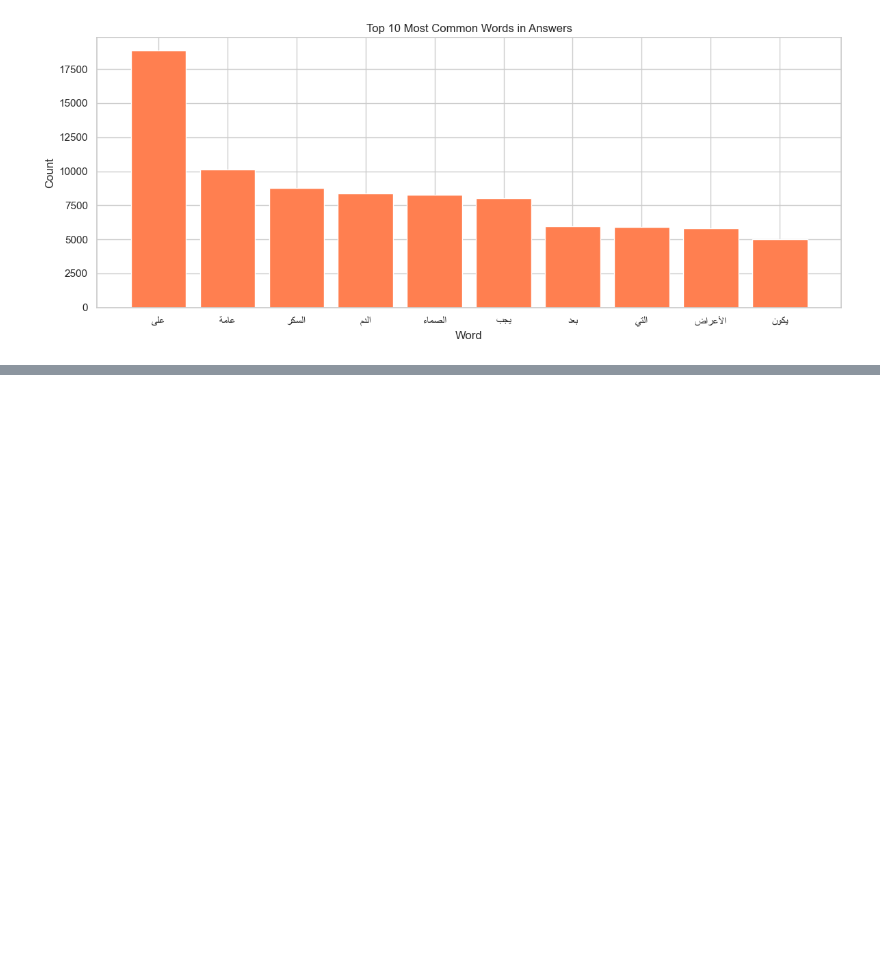
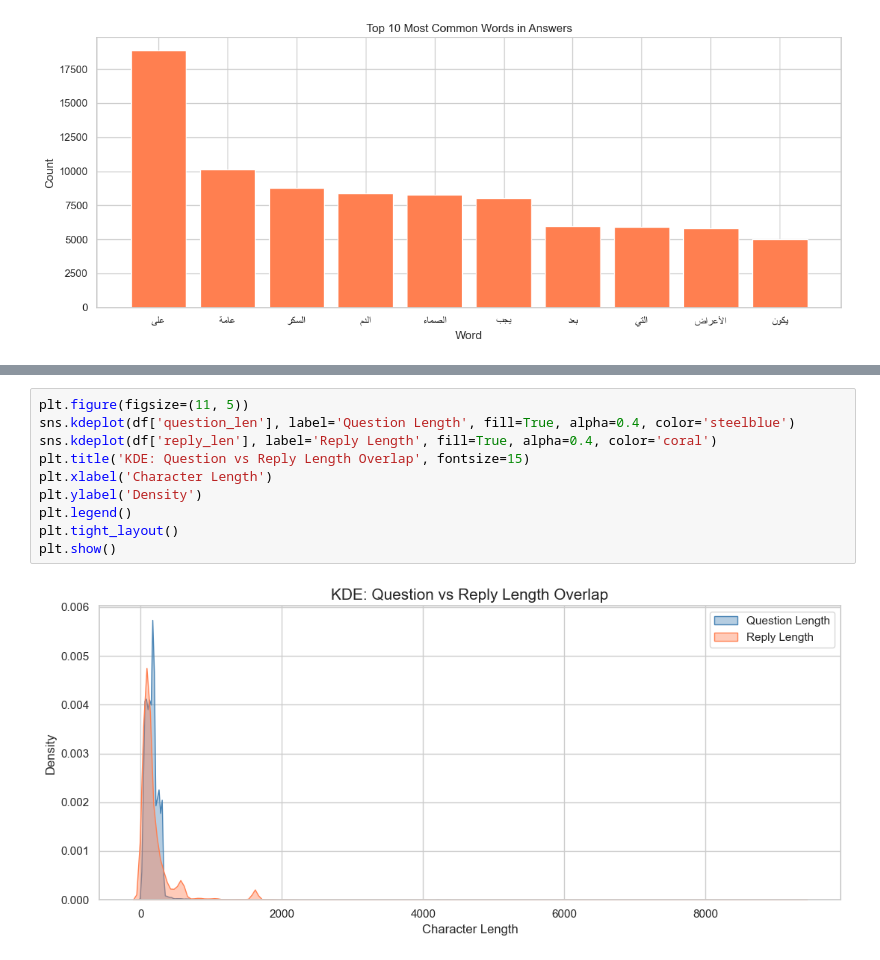
Before and after one commit to Eslamusamaaa/Medical-LLM-Finetuning, a Jupyter notebook: notebooks/EDA.ipynb, the cells around one changed output, grey strips where cells are left out. Drawn from its saved outputs; the diff is of its cells as text; blank space fills up the shorter version.

```diff
--- a/notebooks/EDA.ipynb
+++ b/notebooks/EDA.ipynb
@@ -182,0 +240,12 @@ plt.show()
+# %%
+plt.figure(figsize=(11, 5))
+sns.kdeplot(df['question_len'], label='Question Length', fill=True, alpha=0.4, color='steelblue')
+sns.kdeplot(df['reply_len'], label='Reply Length', fill=True, alpha=0.4, color='coral')
+plt.title('KDE: Question vs Reply Length Overlap', fontsize=15)
+plt.xlabel('Character Length')
+plt.ylabel('Density')
+plt.legend()
+plt.tight_layout()
+plt.show()
+# %% [output]
+[figure, added]
```
Also changed, not shown: parts of 7 cells of this notebook.
